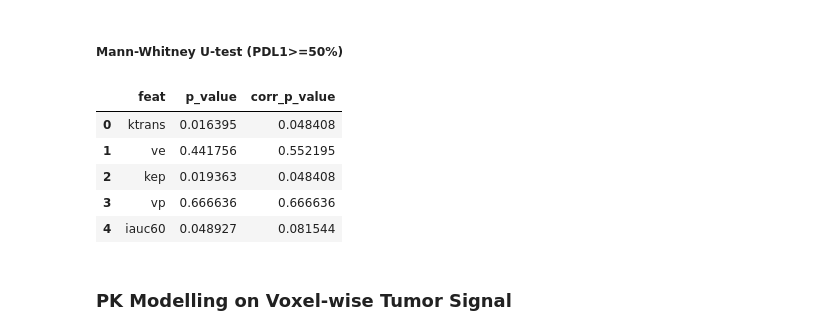
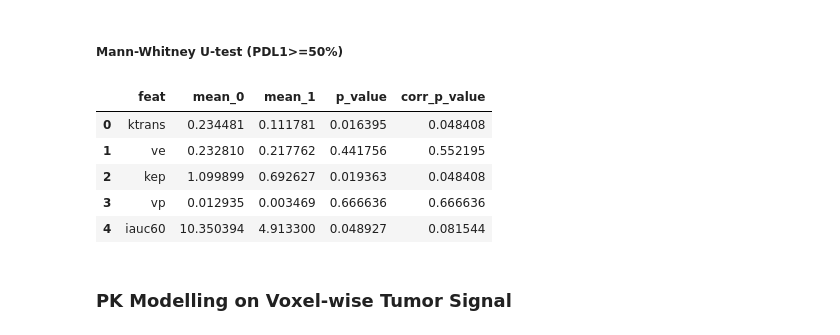
Before and after one commit to sithin-unipv/lungmr_pk, a Jupyter notebook: pk_modelling.ipynb, the cells around one changed output. Drawn from its saved outputs; the diff is of its cells as text; code cells hidden in the pictures.

```diff
--- a/pk_modelling.ipynb
+++ b/pk_modelling.ipynb
@@ -167,34 +167,37 @@ display(pvalue_df)
 # %% [markdown]
 ##### Mann-Whitney U-test (PDL1>=50%)
 # %%
-pvalue_df = {"feat":[], "p_value":[]}
+pvalue_df = {"feat":[], "mean_0":[], "mean_1":[], "p_value":[]}
 
 label_column = "pdl1>=50%"
 
 for feat in ["ktrans", "ve", "kep", "vp", "iauc60"]:
 
     x1 = pk_df[(pk_df[label_column]==0)][feat].to_list()
     x2 = pk_df[(pk_df[label_column]==1)][feat].to_list()
+
+    pvalue_df["mean_0"].append(np.median(x1))
+    pvalue_df["mean_1"].append(np.median(x2))
 
     u, p_value = stats.mannwhitneyu(x1, x2)
 
     roc_auc = u/(len(x1)*len(x2))
 
     pvalue_df["feat"].append(feat)
     pvalue_df["p_value"].append(p_value)
 
     # print(bat_method, aif_fn, feat, p_value, roc_auc)
 
 pvalue_df = pd.DataFrame(pvalue_df)
 _, pvalue_df["corr_p_value"], _, _ = multipletests(pvalue_df.p_value, method="fdr_bh")
 display(pvalue_df)
 # %% [output]
-|  | feat | p_value | corr_p_value |
-| 0 | ktrans | 0.016395 | 0.048408 |
-| 1 | ve | 0.441756 | 0.552195 |
-| 2 | kep | 0.019363 | 0.048408 |
-| 3 | vp | 0.666636 | 0.666636 |
-| 4 | iauc60 | 0.048927 | 0.081544 |
+|  | feat | mean_0 | mean_1 | p_value | corr_p_value |
+| 0 | ktrans | 0.234481 | 0.111781 | 0.016395 | 0.048408 |
+| 1 | ve | 0.232810 | 0.217762 | 0.441756 | 0.552195 |
+| 2 | kep | 1.099899 | 0.692627 | 0.019363 | 0.048408 |
+| 3 | vp | 0.012935 | 0.003469 | 0.666636 | 0.666636 |
+| 4 | iauc60 | 10.350394 | 4.913300 | 0.048927 | 0.081544 |
 # %% [markdown]
 ### PK Modelling on Voxel-wise Tumor Signal
 # %%
```
Also changed, not shown: parts of 2 cells of this notebook.
